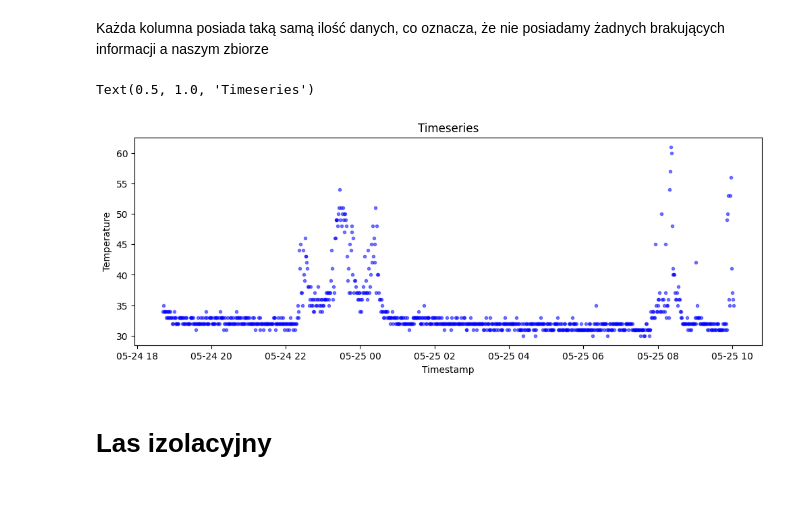
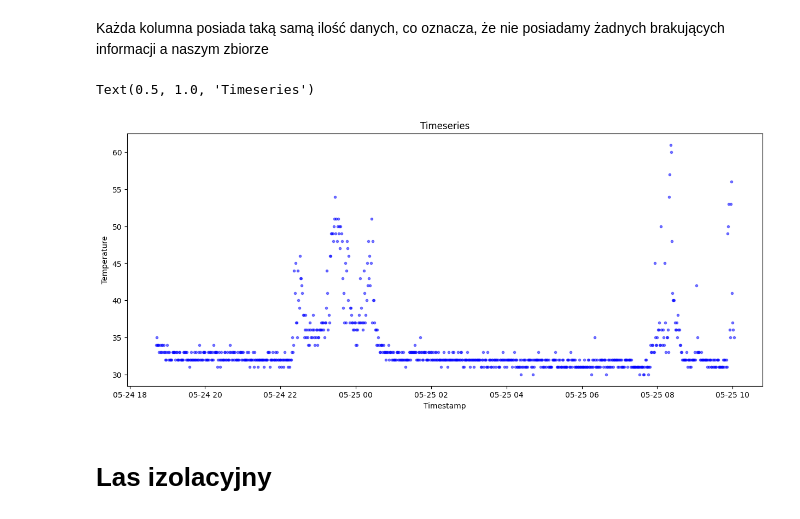
Before and after one commit to wiktorrudzki/MiW, a Jupyter notebook: initial.ipynb, the cells around one changed output. Drawn from its saved outputs; the diff is of its cells as text; code cells hidden in the pictures.

```diff
--- a/initial.ipynb
+++ b/initial.ipynb
@@ -44,14 +43,14 @@ data.describe()
 # %% [markdown]
 Każda kolumna posiada taką samą ilość danych, co oznacza, że nie posiadamy żadnych brakujących informacji a naszym zbiorze
 # %%
-plt.figure(figsize=(12, 4))
+plt.figure(figsize=(15, 6))
 plt.plot(data['timestamp'], data['temperature'], 'b.', alpha=0.5)
 plt.xlabel("Timestamp")
 plt.ylabel("Temperature")
 plt.title("Timeseries")
 # %% [output]
 Text(0.5, 1.0, 'Timeseries')
-[figure, old version]
+[figure, new version]
 # %% [markdown]
 # Las izolacyjny
 # %%
```
Also changed, not shown: parts of 5 cells of this notebook.
